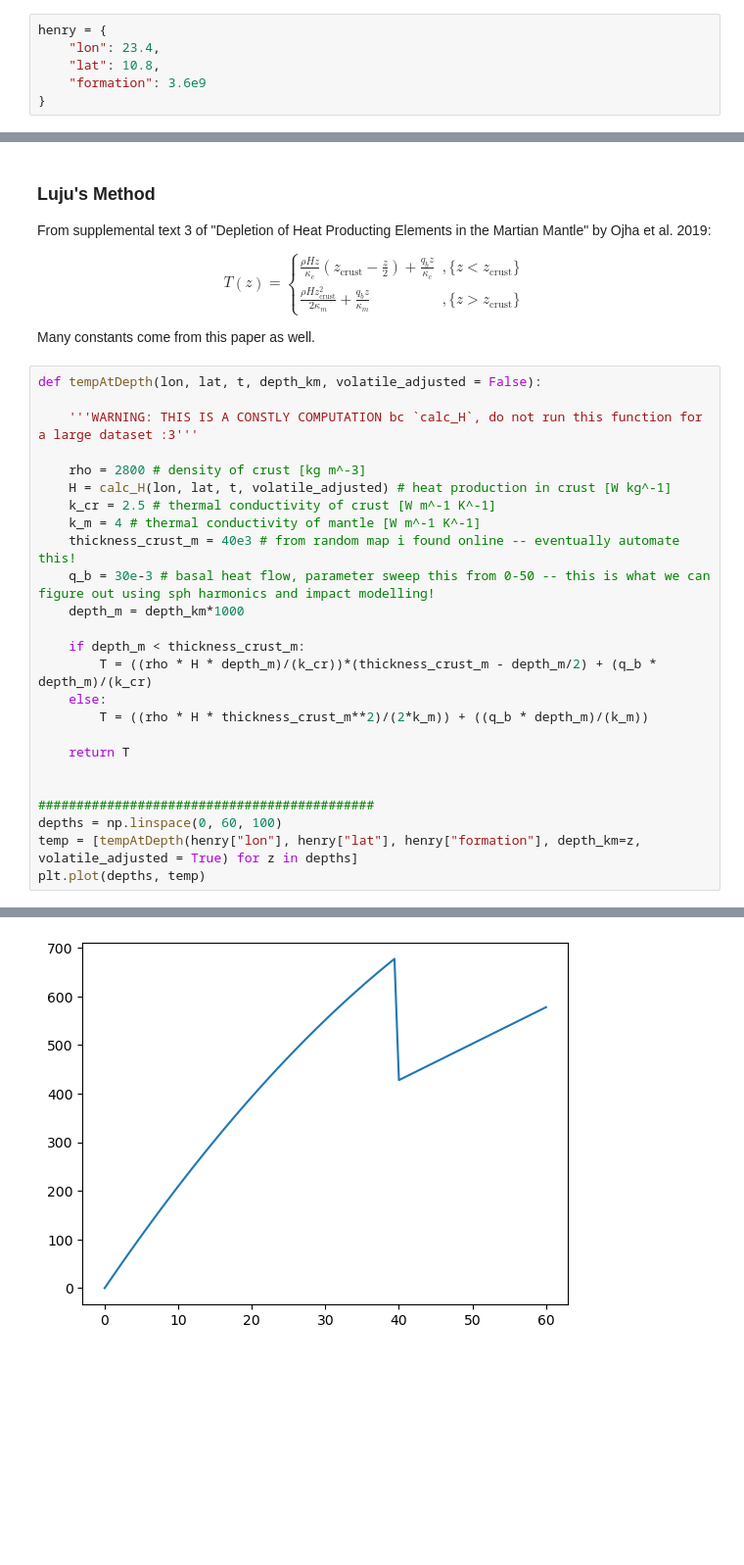
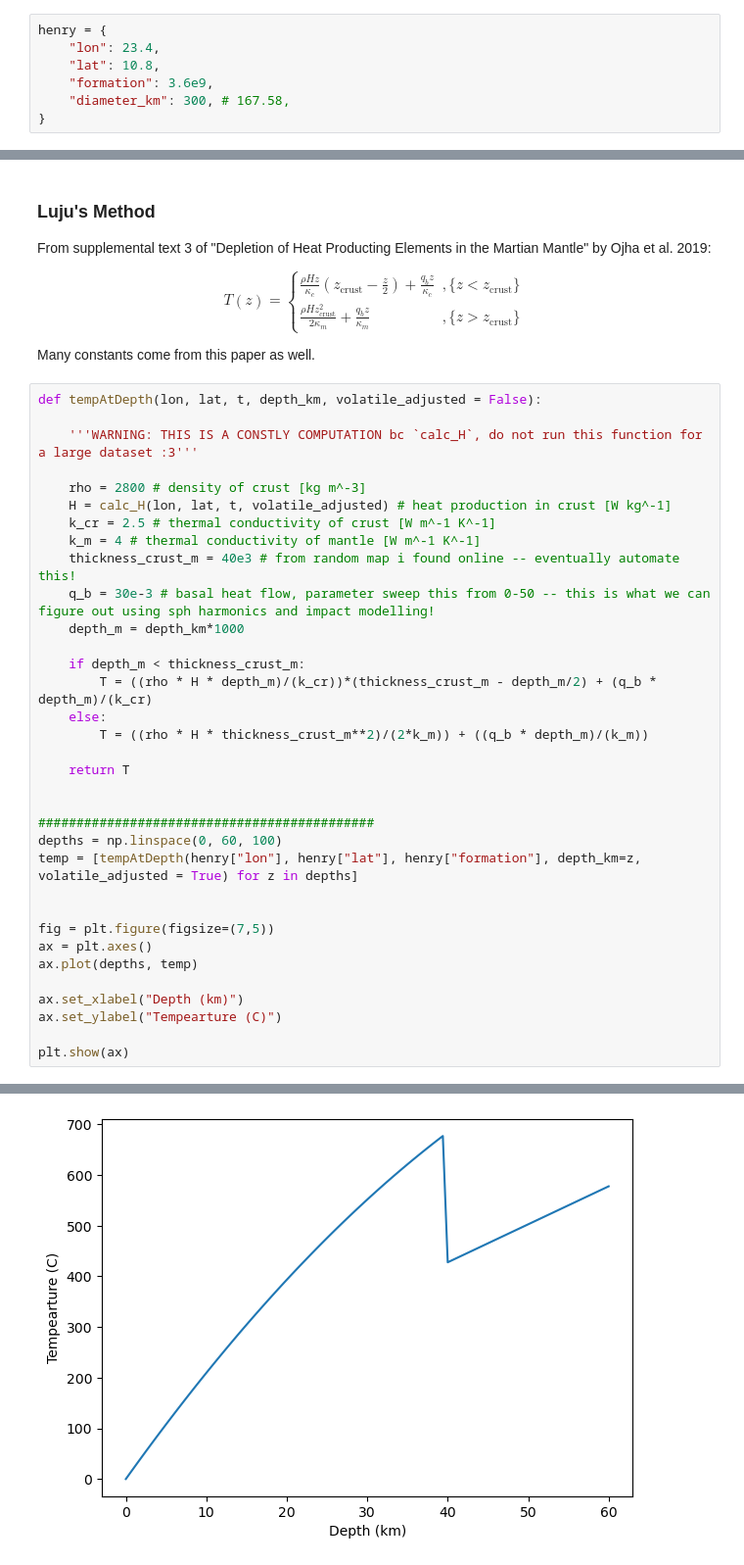
Before and after one commit to Humboldt-Penguin/Mars-Magnetics-Research, a Jupyter notebook: code/04_curie_depths/demag_analysis_v2.ipynb, the cells around one changed output, grey strips where cells are left out. Shown at 98% size. Saved outputs shown, nothing was run; the diff lists cells and outputs as text; blank space fills up the shorter version.

```diff
--- a/code/04_curie_depths/demag_analysis_v2.ipynb
+++ b/code/04_curie_depths/demag_analysis_v2.ipynb
@@ -681,7 +683,8 @@ NOTE: this uses unadjusted concentrations -- whether the adjustments are correct
 henry = {
     "lon": 23.4,
     "lat": 10.8,
-    "formation": 3.6e9
+    "formation": 3.6e9,
+    "diameter_km": 300, # 167.58,
 }
 # %% [markdown]
 ### Standard method
@@ -772,5 +790,14 @@ def tempAtDepth(lon, lat, t, depth_km, volatile_adjusted = False):
 ############################################
 depths = np.linspace(0, 60, 100)
 temp = [tempAtDepth(henry["lon"], henry["lat"], henry["formation"], depth_km=z, volatile_adjusted = True) for z in depths]
-plt.plot(depths, temp)
+
+
+fig = plt.figure(figsize=(7,5))
+ax = plt.axes()
+ax.plot(depths, temp)
+
+ax.set_xlabel("Depth (km)")
+ax.set_ylabel("Tempearture (C)")
+
+plt.show(ax)
 # %% [output]
@@ -778 +804 @@ plt.plot(depths, temp)
-[figure, old version]
+[figure, new version]
```
Also changed, not shown: parts of 10 cells of this notebook.
